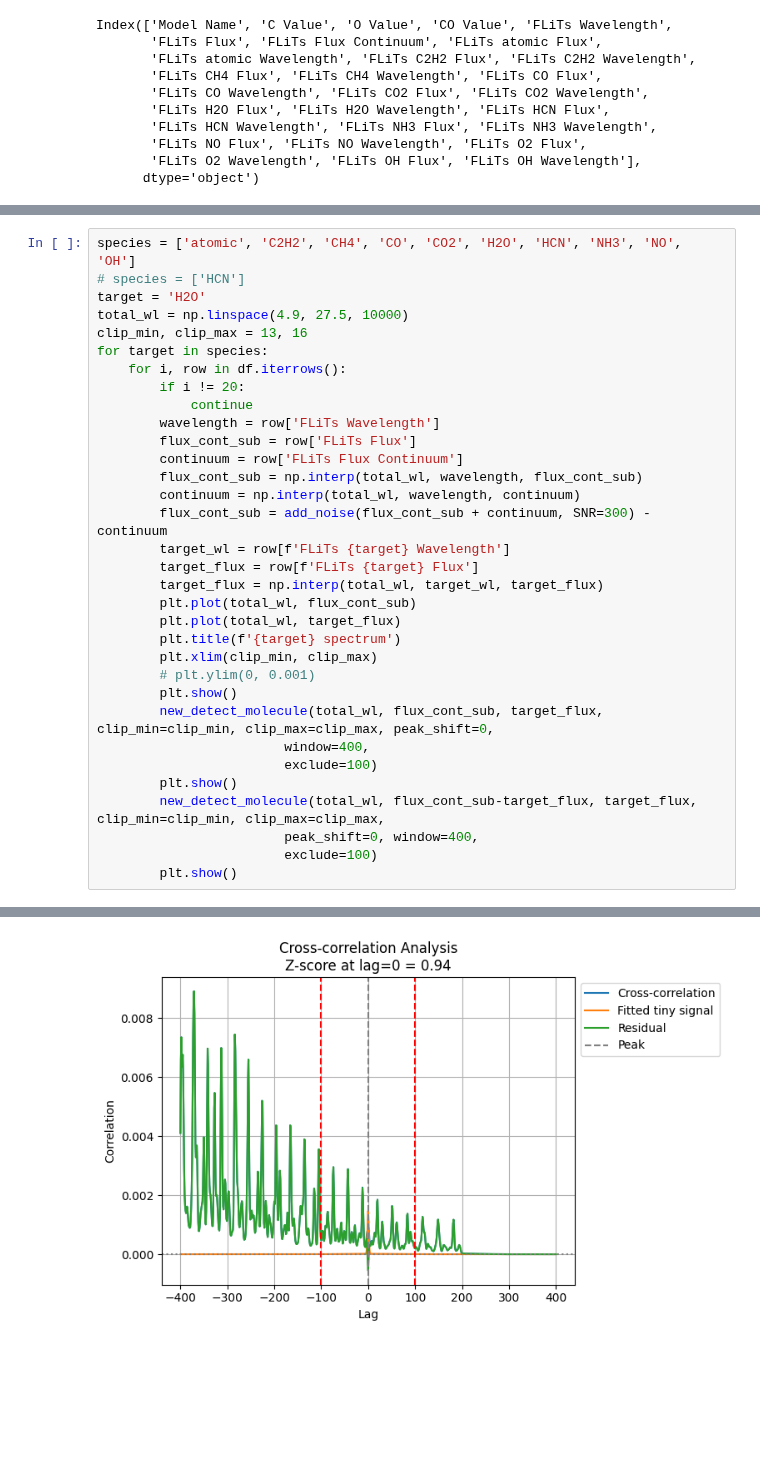
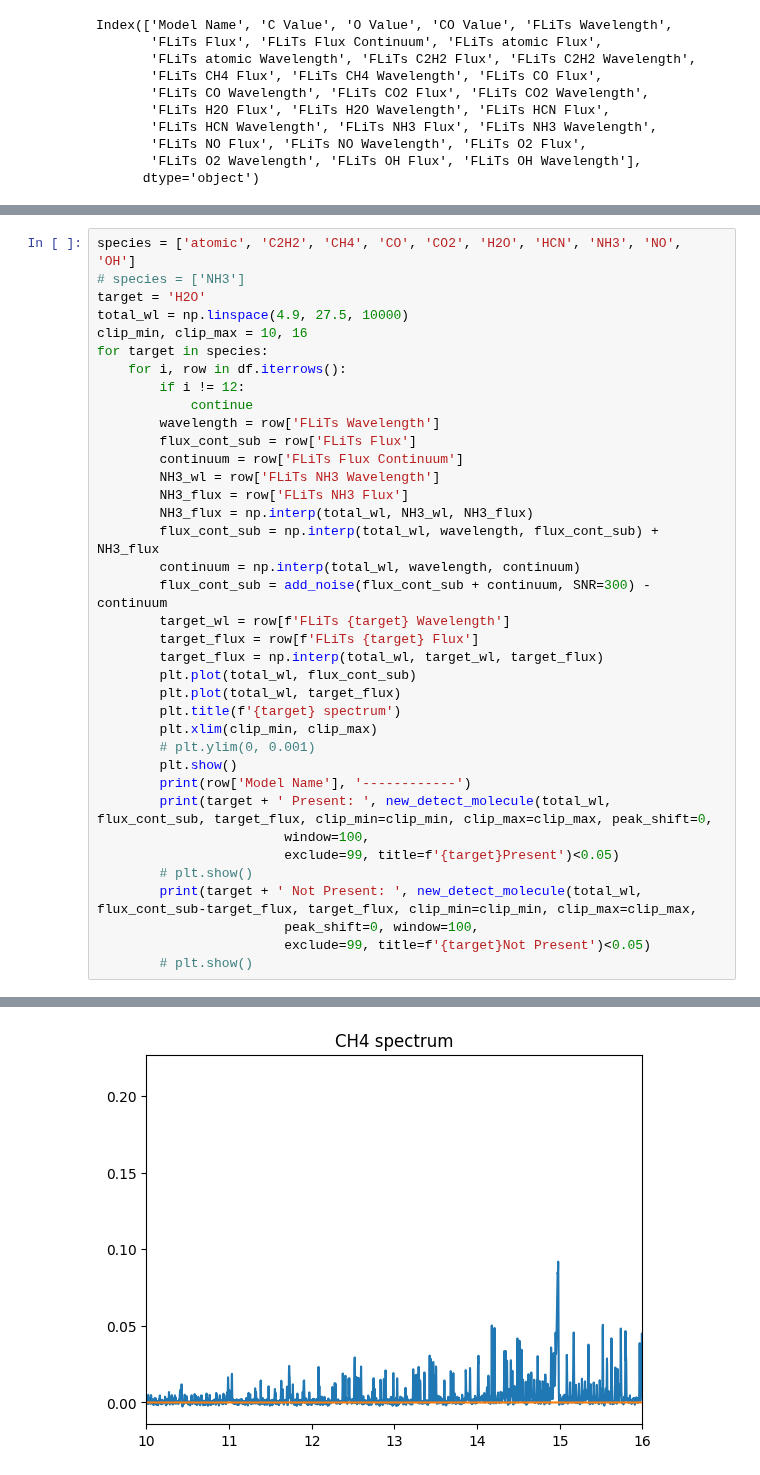
Before and after one commit to nielsklerk/BRP, a Jupyter notebook: SimulatedData.ipynb, the cells around one changed output, grey strips where cells are left out. Cells and saved outputs as stored; diff of their text form; blank space fills up the shorter version.

```diff
--- a/SimulatedData.ipynb
+++ b/SimulatedData.ipynb
@@ -206,17 +210,20 @@ def new_detect_molecule(wavelength, spectrum, specie_spectrum, clip_min=4.9, cli
 # %%
 species = ['atomic', 'C2H2', 'CH4', 'CO', 'CO2', 'H2O', 'HCN', 'NH3', 'NO', 'OH']
-# species = ['HCN']
+# species = ['NH3']
 target = 'H2O'
 total_wl = np.linspace(4.9, 27.5, 10000)
-clip_min, clip_max = 13, 16
+clip_min, clip_max = 10, 16
 for target in species:
     for i, row in df.iterrows():
-        if i != 20:
+        if i != 12:
             continue
         wavelength = row['FLiTs Wavelength']
         flux_cont_sub = row['FLiTs Flux']
         continuum = row['FLiTs Flux Continuum']
-        flux_cont_sub = np.interp(total_wl, wavelength, flux_cont_sub)
+        NH3_wl = row['FLiTs NH3 Wavelength']
+        NH3_flux = row['FLiTs NH3 Flux']
+        NH3_flux = np.interp(total_wl, NH3_wl, NH3_flux)
+        flux_cont_sub = np.interp(total_wl, wavelength, flux_cont_sub) + NH3_flux
         continuum = np.interp(total_wl, wavelength, continuum)
         flux_cont_sub = add_noise(flux_cont_sub + continuum, SNR=300) - continuum
         target_wl = row[f'FLiTs {target} Wavelength']
@@ -228,12 +235,13 @@ for target in species:
         plt.xlim(clip_min, clip_max)
         # plt.ylim(0, 0.001)
         plt.show()
-        new_detect_molecule(total_wl, flux_cont_sub, target_flux, clip_min=clip_min, clip_max=clip_max, peak_shift=0,
-                        window=400,
-                        exclude=100)
-        plt.show()
-        new_detect_molecule(total_wl, flux_cont_sub-target_flux, target_flux, clip_min=clip_min, clip_max=clip_max,
-                        peak_shift=0, window=400,
-                        exclude=100)
-        plt.show()
+        print(row['Model Name'], '------------')
+        print(target + ' Present: ', new_detect_molecule(total_wl, flux_cont_sub, target_flux, clip_min=clip_min, clip_max=clip_max, peak_shift=0,
+                        window=100,
+                        exclude=99, title=f'{target}Present')<0.05)
+        # plt.show()
+        print(target + ' Not Present: ', new_detect_molecule(total_wl, flux_cont_sub-target_flux, target_flux, clip_min=clip_min, clip_max=clip_max,
+                        peak_shift=0, window=100,
+                        exclude=99, title=f'{target}Not Present')<0.05)
+        # plt.show()
 # %% [output]
@@ -243 +256 @@ PearsonRResult(statistic=np.float64(-0.014266874077963235), pvalue=np.float64(0.
-[figure, old version]
+[figure, new version]
```
Also changed, not shown: parts of 3 cells of this notebook, 2 other files.
